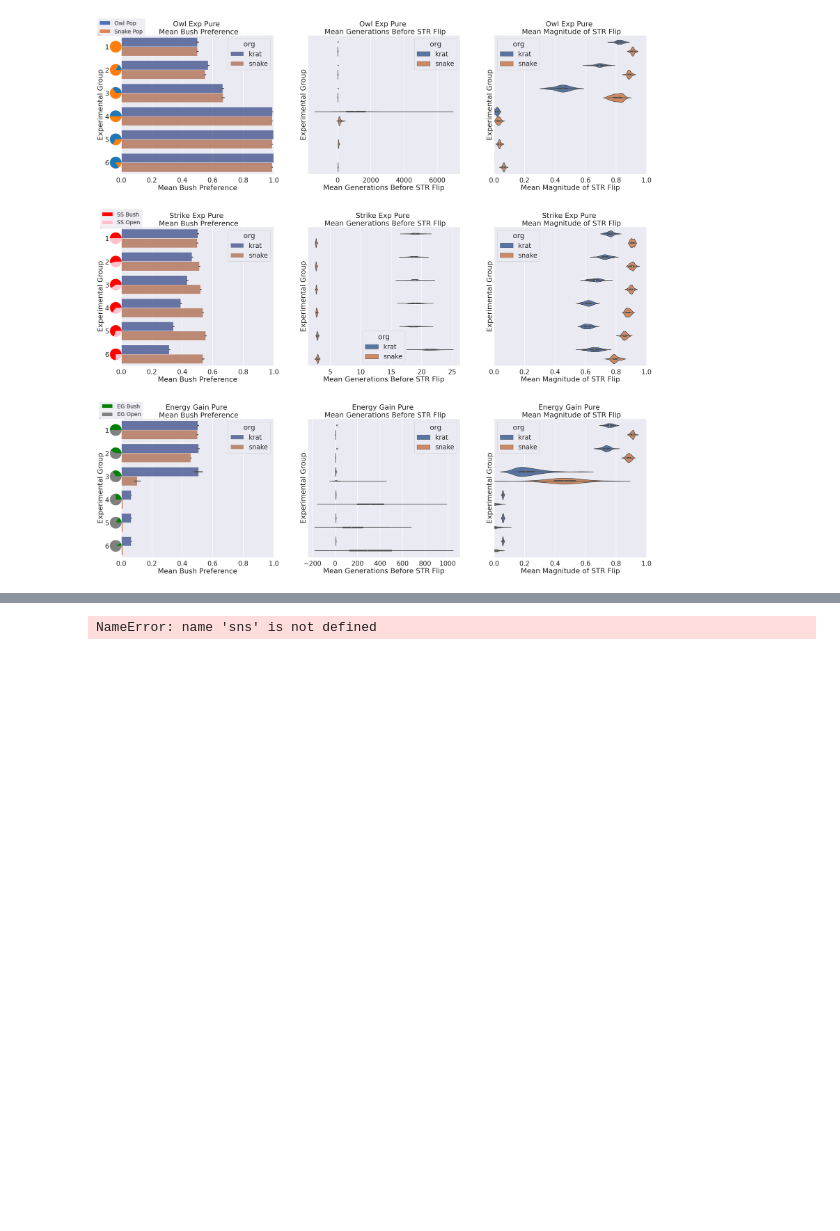
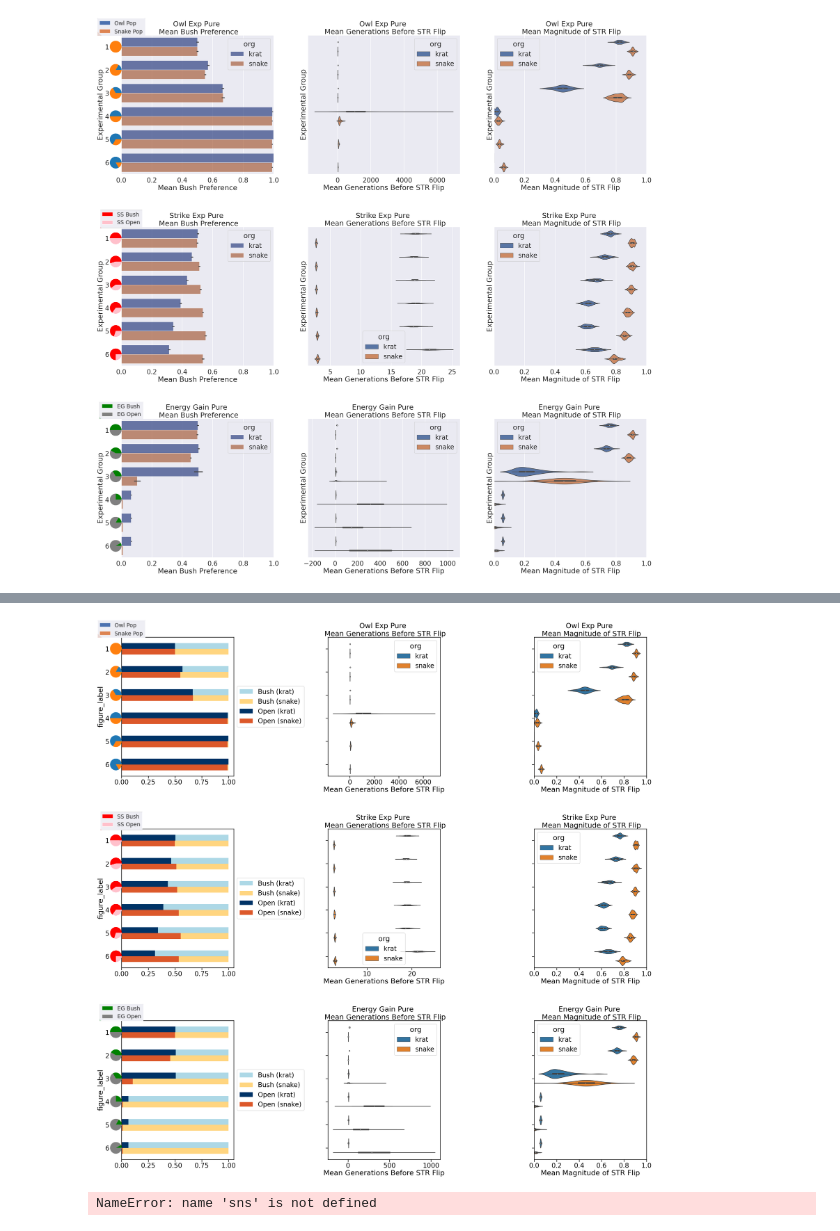
Before and after one commit to michaelremington2/uumarrty_post_sim_analysis, a Jupyter notebook: Figures_and_stats.ipynb, the cells around one changed output, grey strips where cells are left out. Drawn from its saved outputs; the diff is of its cells as text; code cells hidden in the pictures; blank space fills up the shorter version.

```diff
--- a/Figures_and_stats.ipynb
+++ b/Figures_and_stats.ipynb
@@ -49,6 +49,21 @@ def format_title(exp_title):
 
 def temp_data(df,filter_val):
     return df[df['exp_name']==filter_val]
+
+def format_bar_chart_data(temp):
+    bp_df = temp.groupby(['figure_label','org']).agg(
+    # Get max of the duration column for each group
+    Bush=pd.NamedAgg(column='mean_bush_pref', aggfunc='mean'),
+    #     exp_std_bp=pd.NamedAgg(column='mean_bush_pref', aggfunc='std'),
+    #     exp_se_bp=pd.NamedAgg(column='mean_bush_pref', aggfunc='sem')
+        )
+    #bp_df = bp_df.reset_index()
+    open_preference = [1-x for x in list(bp_df['Bush'])]
+    bp_df['Open']= open_preference
+    bp_df = bp_df.unstack(level=-1)
+    #bp_df=bp_df.iloc[::-1]
+    #bp_df = bp_df[bp_df.columns[::-1]]
+    return bp_df
 # %%
 initial_parm = par[['experiment_name','sim_id','initial_owl_pop','initial_snake_pop','krat_energy_gain_bush','krat_energy_gain_open','snake_strike_success_probability_bush','snake_strike_success_probability_open']]
 
@@ -296,0 +393,3 @@ def get_legend(abrev_name,coord,ax,zoom=1):
+# %%
+temp = temp_data(df=result,filter_val='owl_exp_pure')
+temp.head()
@@ -370,3 +468,71 @@ plt.show()
+# %%
+#######################
+##### UnOfficial Chart 2 ##
+#######################
+pure_exps = ['owl_exp_pure','strike_exp_pure','energy_gain_pure']
+
+fig, axes = plt.subplots(len(pure_exps), 3, sharex=False,sharey=True, figsize=(42,42))
+
+colors = [
+         '#FFD580', #light Orange
+         '#ADD8E6', #light blue
+         '#DC582A', # Dark Orange
+         '#003366', #Dark Blue
+         ]
+
+for i, title in enumerate(pure_exps):
+    temp = temp_data(df=result,filter_val=title)
+    bar_data=format_bar_chart_data(temp=temp)
+    sns.set_context("poster", font_scale=1.5, rc={"lines.linewidth": 2.5})
+    # Bar Chart
+    (bar_data['Bush']+bar_data['Open']).plot(kind='barh', color=[colors[1], colors[0]], rot=0, ax=axes[i,0])
+    (bar_data['Bush']).plot(kind='barh', color=[colors[3], colors[2]], rot=0, ax=axes[i,0])
+    legend_labels = ['Bush (krat)','Open (krat)','Bush (snake)','ope']
+    axes[i,0].legend(legend_labels,loc='center left', bbox_to_anchor=(1, 0.5))
+    axes[i,0].tick_params(axis='y', which='major', pad=50)
+    if title in ['owl_exp_pure','owl_exp_mixed']:
+        for j in range(1,7):
+            name = 'owl_figure_label_{}'.format(j)
+            offset_image(j, name, axes[i,0],zoom=0.3)
+    elif title in ['strike_exp_pure','strike_exp_mixed']:
+        for j in range(1,7):
+            name = 'strike_success_figure_label_{}'.format(j)
+            offset_image(j, name, axes[i,0],zoom=0.3)
+    elif title in ['energy_gain_pure','energy_gain_mixed']:
+        for j in range(1,7):
+            name = 'energy_gain_figure_label_{}'.format(j)
+            offset_image(j, name, axes[i,0],zoom=0.3)
+    get_legend(abrev_name='owl',coord=0,ax=axes[0,0],zoom=2)
+    get_legend(abrev_name='ss',coord=0,ax=axes[1,0],zoom=2)
+    get_legend(abrev_name='energy_gain',coord=0,ax=axes[2,0],zoom=2)
+    # Violin Plot 1
+    g1 = sns.violinplot(ax=axes[i,1],
+                        x="mean_strategy_flip_time", y="figure_label",
+                        hue="org", data=temp).set(title='{} \n Mean Generations Before STR Flip'.format(format_title(title)),
+                                                  ylabel = "Experimental Group",
+                                                  xlabel = "Mean Generations Before STR Flip")
+    g2 = sns.violinplot(ax=axes[i,2],
+                        x="mean_magnitude_of_strategy_flip", y="figure_label",
+                        hue="org", data=temp).set(title='{} \n Mean Magnitude of STR Flip'.format(format_title(title)),
+                                                  ylabel = "Experimental Group",
+                                                  xlabel = "Mean Magnitude of STR Flip",
+                                                  xlim=(0, 1))
+
+    #height = .01
+    #fig.figimage(eg_legend, 0, fig.bbox.ymax - height)
+
+
+
+
+# A JointGrid
+
+
+#gs.update(top=0.7)
+fig.tight_layout(pad=3.0)
+plt.savefig('/home/mremington/Documents/uumarrty_post_sim/uumarrty_post_sim_analysis/images/figs/mh_pref_grid.png')
+plt.show()
+# %% [output]
+[figure, added]
 # %%
 exps = result['exp_name'].unique()
 # An lmplot
```
Also changed, not shown: parts of 12 cells of this notebook, 3 other files.
